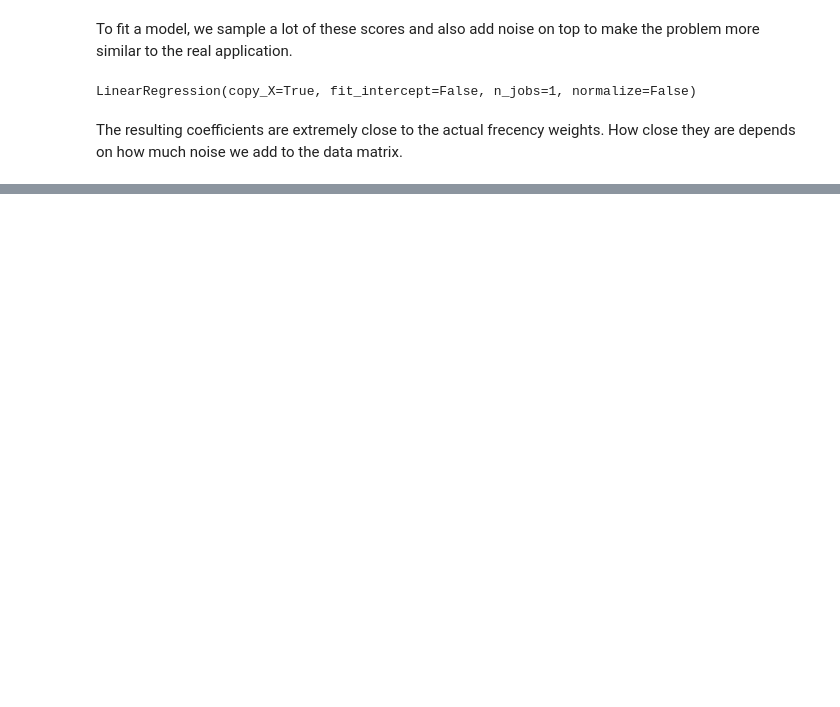
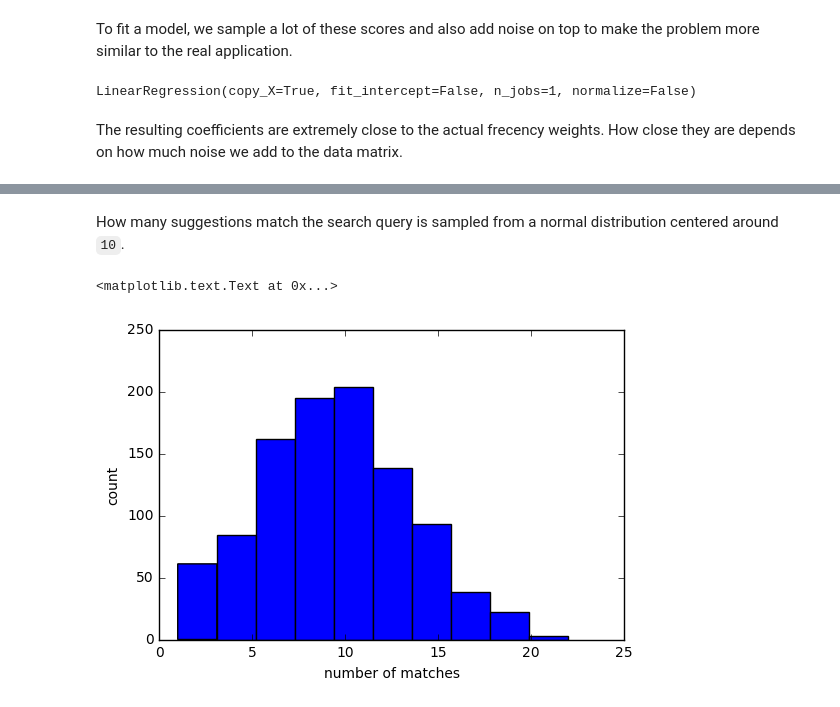
Before and after one commit to florian/federated-learning, a Jupyter notebook: Federated-Learning.ipynb, the cells around one changed output, grey strips where cells are left out. Drawn from its saved outputs; the diff is of its cells as text; code cells hidden in the pictures; blank space fills up the shorter version.

```diff
--- a/Federated-Learning.ipynb
+++ b/Federated-Learning.ipynb
@@ -157,0 +185,15 @@ array([ 0.00740659,  0.00457864,  0.02107525,  0.028286  ,  0.02334845,
+# %%
+n = int(1e3)
+# %% [markdown]
+How many suggestions match the search query is sampled from a normal distribution centered around `10`.
+# %%
+num_options = np.random.normal(loc=10, scale=4, size=(n))
+num_options = np.maximum(num_options, 1)
+num_options = np.int32(num_options)
+# %%
+plt.hist(num_options)
+plt.xlabel("number of matches")
+plt.ylabel("count")
+# %% [output]
+<matplotlib.text.Text at 0x...>
+[figure, added]
```
Also changed, not shown: parts of 53 cells of this notebook.
